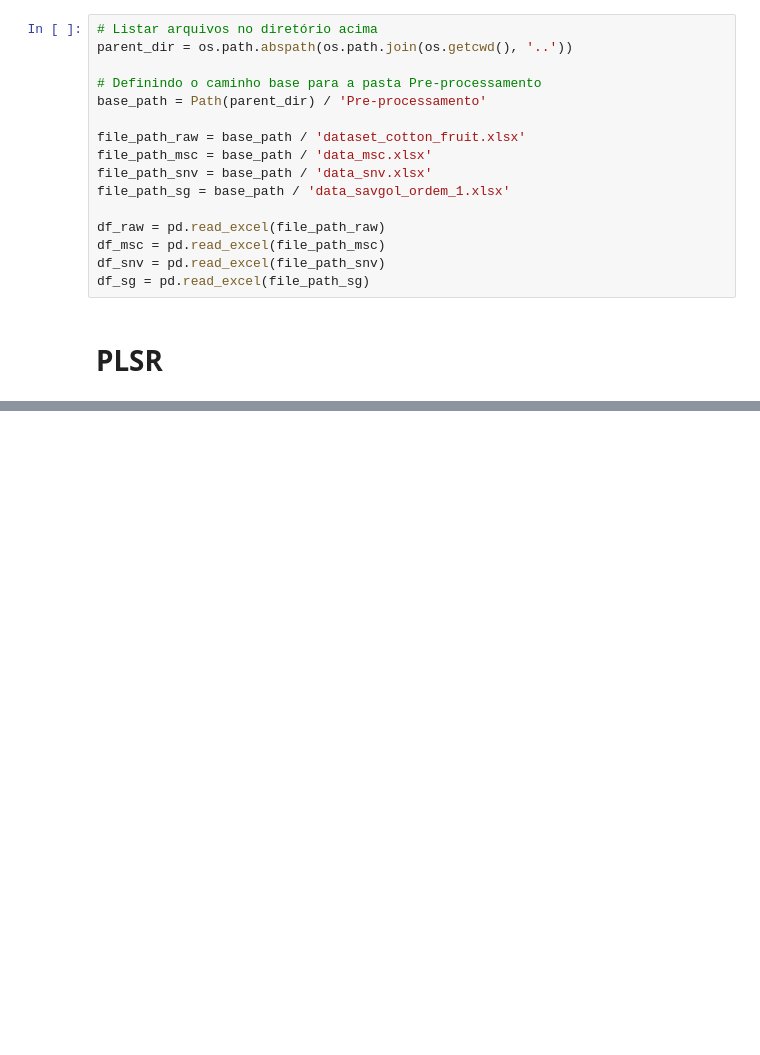
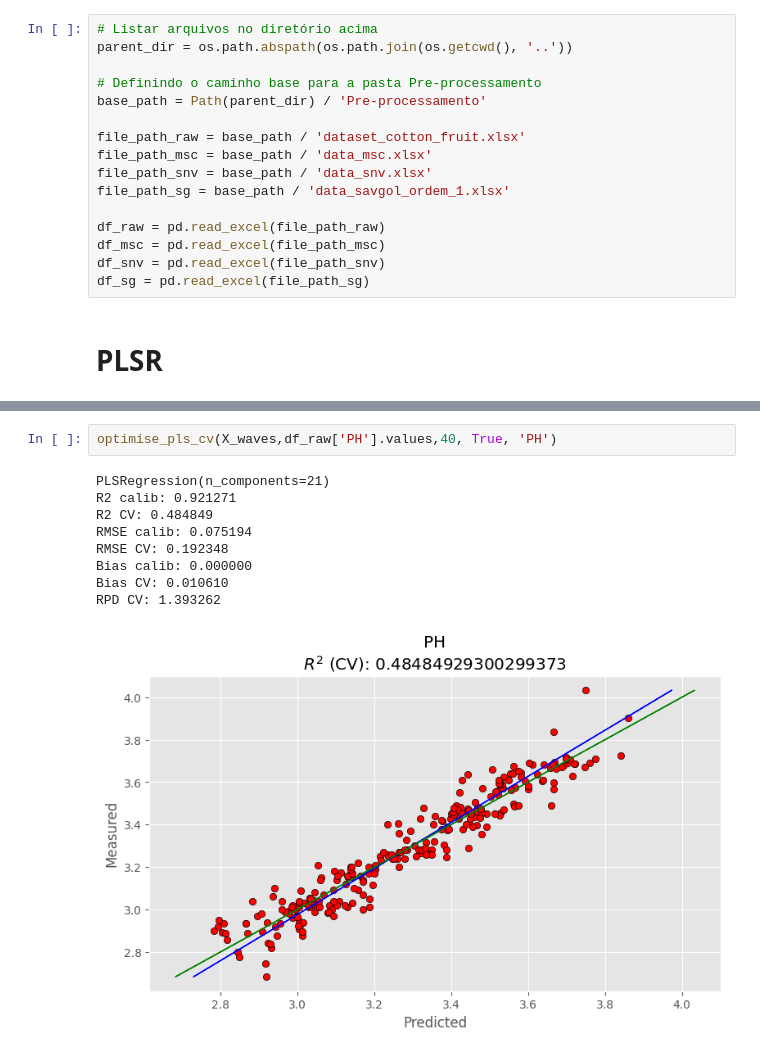
Before and after one commit to xndrxssx/cotton_candy_spectral_analysis, a Jupyter notebook: PLS Regression/cotton_candy_PLSR_raw.ipynb, the cells around one changed output, grey strips where cells are left out. Drawn from its saved outputs; the diff is of its cells as text; blank space fills up the shorter version.

```diff
--- a/PLS Regression/cotton_candy_PLSR_raw.ipynb
+++ b/PLS Regression/cotton_candy_PLSR_raw.ipynb
@@ -268,0 +126,12 @@ ValueError: matmul: Input operand 1 has a mismatch in its core dimension 0, with
+# %%
+optimise_pls_cv(X_waves,df_raw['PH'].values,40, True, 'PH')
+# %% [output]
+PLSRegression(n_components=21)
+R2 calib: 0.921271
+R2 CV: 0.484849
+RMSE calib: 0.075194
+RMSE CV: 0.192348
+Bias calib: 0.000000
+Bias CV: 0.010610
+RPD CV: 1.393262
+[figure, added]
```
Also changed, not shown: parts of 9 cells of this notebook, 4 other files.
